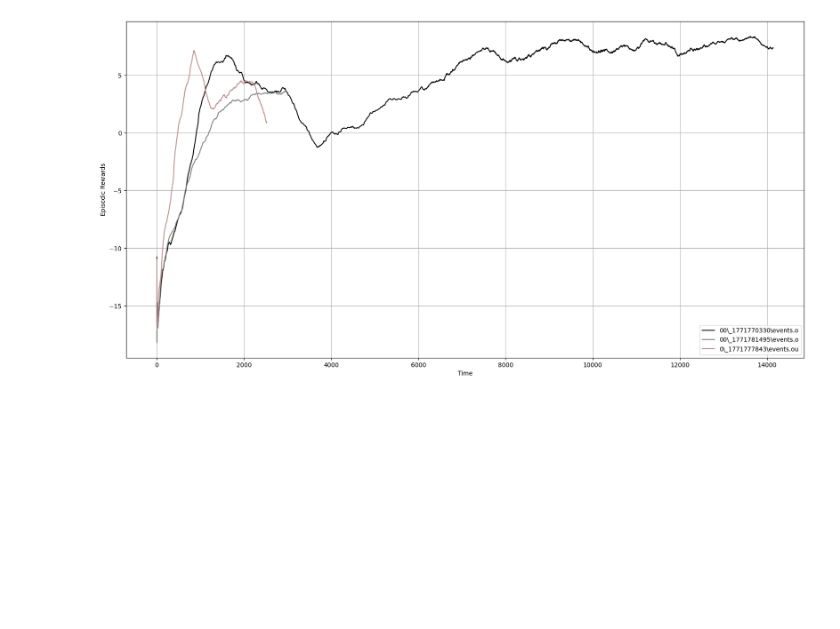
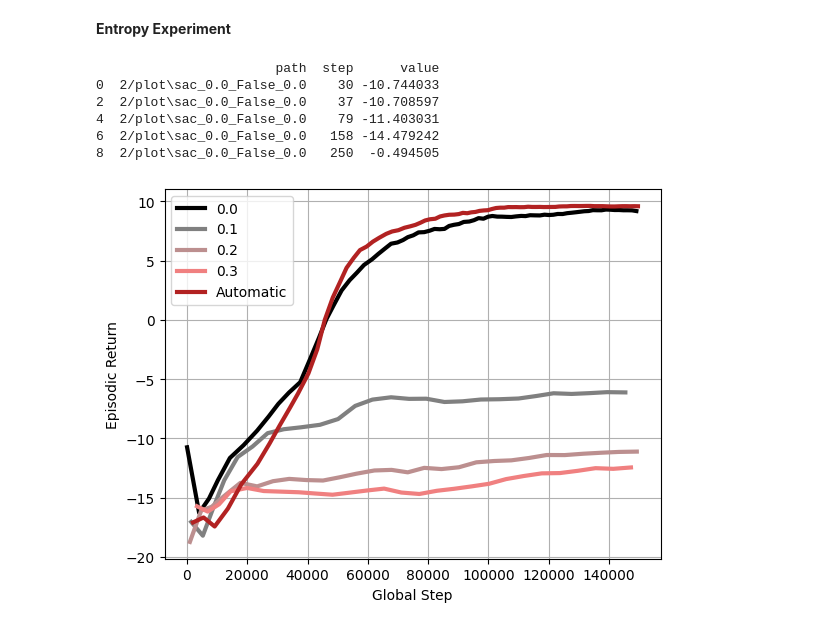
Before and after one commit to richard-be/RL-Hockey, a Jupyter notebook: src/sac/viz.ipynb, the cells around one changed output. Cells and saved outputs as stored; diff of their text form; code cells hidden in the pictures; blank space fills up the shorter version.

```diff
--- a/src/sac/viz.ipynb
+++ b/src/sac/viz.ipynb
@@ -115,14 +142 @@ df_downsampled = df_filtered_2.iloc[::20, :]
-# %%
-fig, ax = plt.subplots()
-colors = ["black", "gray", "rosybrown", "lightcoral", "firebrick", "red", "peru", "darkorange", "goldenrod", "palegoldenrod", "yellow", "olive", "greenyellow", "darkseagreen", "turquoise", "teal", "indigo"]
-for index, g in enumerate(df_downsampled.groupby("group key")):
-    ax.plot(g[1]["step"], g[1]["value_smooth"], label=g[0].replace("_", "\\_"), color=colors[index])
-ax.grid()
-fig.set_size_inches(20, 10)
-plt.xlabel("Time")
-plt.ylabel("Episodic Rewards")
-plt.legend()
-plt.show()
-# %% [output]
-[figure, removed]
 # %%
@@ -132,0 +145,52 @@ matplot2tikz.save("test.tikz", figure=fig)
+# %% [markdown]
+**Entropy Experiment**
+# %%
+experiment_path = "../../runs/sac/experiment_2/plot/*/events.*"
+event_files = glob.glob(experiment_path, recursive=True)
+tag = "charts/episodic_return"
+all_data = []
+
+for file in event_files:
+    for e in tf.compat.v1.train.summary_iterator(file):
+        for v in e.summary.value:
+            if v.HasField('simple_value'):  # Scalars only
+                all_data.append({
+                    'file': os.path.basename(file),
+                    "path": file,
+                    'tag': v.tag,
+                    'step': e.step,
+                    'value': v.simple_value
+                })
+df = pd.DataFrame(all_data)
+df_filtered = df[df['tag'] == tag]
+df_filtered = df_filtered[["path", "step", "value"]]
+df_filtered["path"] = df_filtered["path"].str.slice(26, 50)
+print(df_filtered.head())
+df_filtered["value_smooth"] = (
+    df_filtered.groupby("path")["value"]
+    .rolling(window=int(1e3), min_periods=int(1))
+    .mean()
+    .reset_index(level=0, drop=True)
+)
+df_filtered["group key"] = df_filtered["path"]
+df_filtered = df_filtered[df_filtered["step"] <= 150000]
+df_downsampled = df_filtered.iloc[::100, :]
+line_labels = ["0.0", "0.1", "0.2", "0.3", "Automatic"]
+
+fig, ax = plt.subplots()
+colors = ["black", "gray", "rosybrown", "lightcoral", "firebrick", "red", "peru", "darkorange", "goldenrod", "palegoldenrod", "yellow", "olive", "greenyellow", "darkseagreen", "turquoise", "teal", "indigo"]
+for index, g in enumerate(df_downsampled.groupby("group key")):
+    ax.plot(g[1]["step"], g[1]["value_smooth"], label=line_labels[index], color=colors[index], linewidth=3)
+ax.grid()
+plt.xlabel("Global Step")
+plt.ylabel("Episodic Return")
+plt.legend()
+plt.show()
+# %% [output]
+                       path  step      value
+0  2/plot\sac_0.0_False_0.0    30 -10.744033
+2  2/plot\sac_0.0_False_0.0    37 -10.708597
+4  2/plot\sac_0.0_False_0.0    79 -11.403031
+6  2/plot\sac_0.0_False_0.0   158 -14.479242
+8  2/plot\sac_0.0_False_0.0   250  -0.494505
+[figure, added]
```
Also changed, not shown: parts of 14 cells of this notebook, 14 other files.
